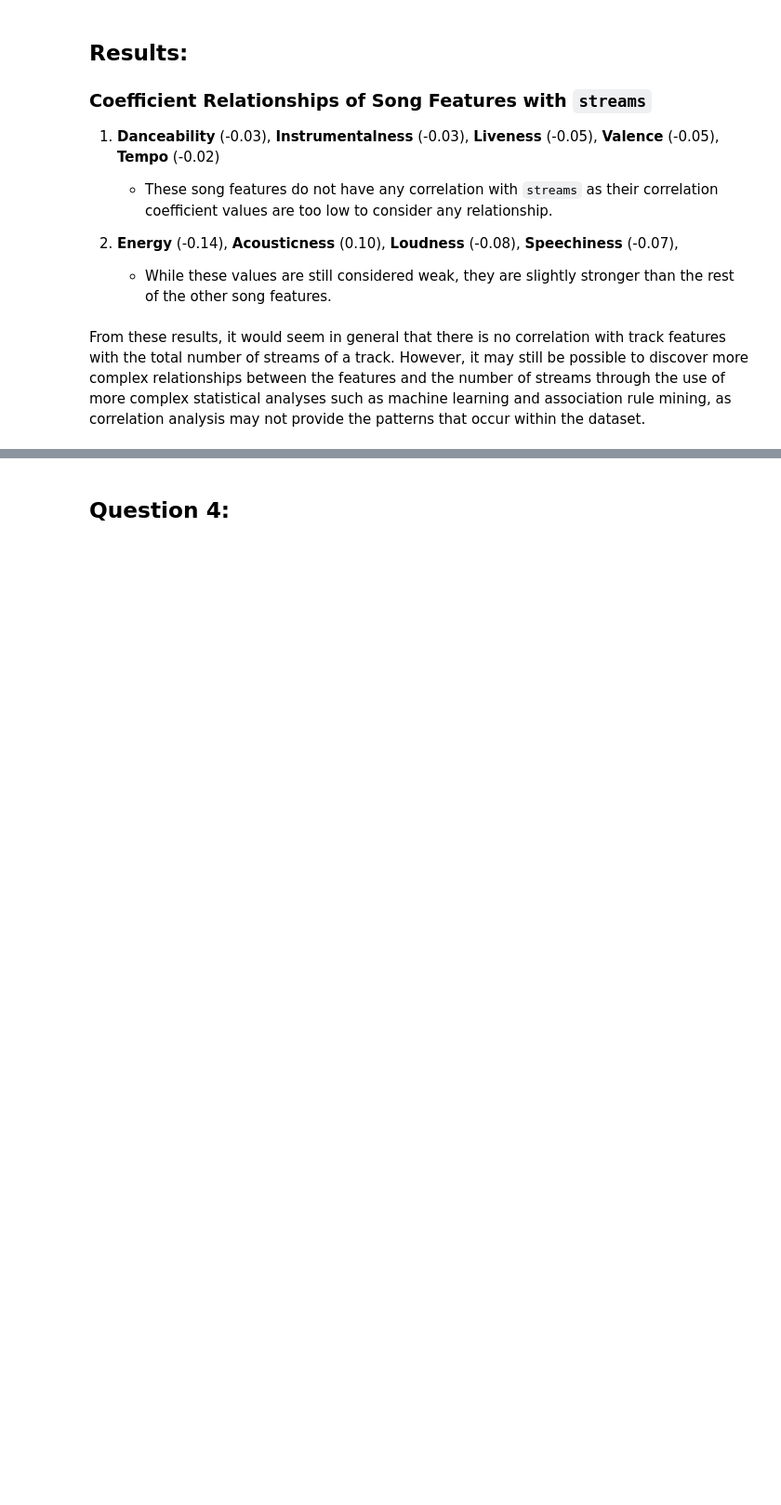
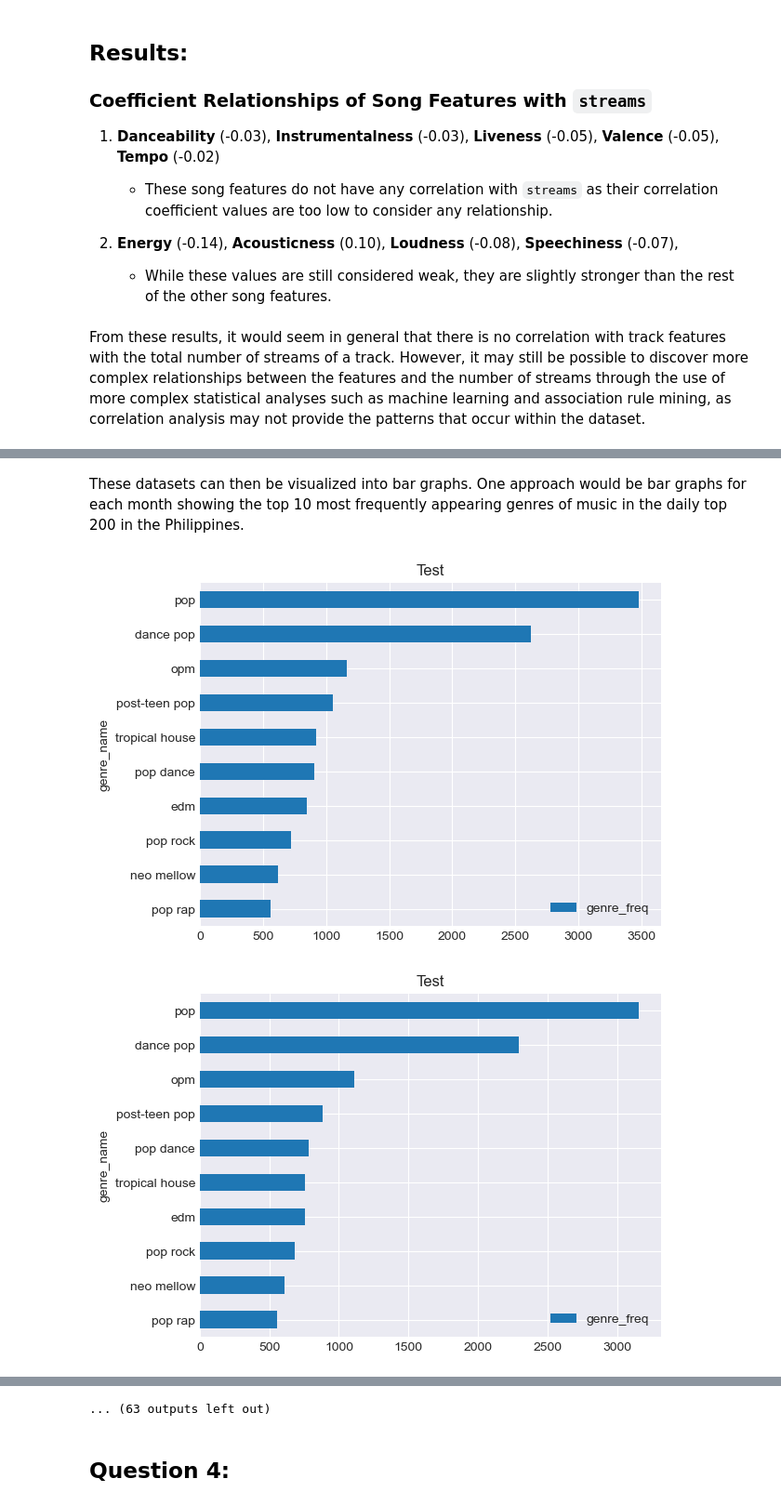
Before and after one commit to ADichoso/CSMODEL-Project-XX22-G1, a Jupyter notebook: SpotifyDataset.ipynb, the cells around one changed output, grey strips where cells are left out. Shown at 93% size. Drawn from its saved outputs; the diff is of its cells as text; code cells hidden in the pictures; blank space fills up the shorter version.

```diff
--- a/SpotifyDataset.ipynb
+++ b/SpotifyDataset.ipynb
@@ -565,7 +653,7 @@ array(["['dance pop', 'pop']", "['pop', 'talent show', 'uk pop']",
 # %% [markdown]
 First, some artists do not have an associated genre. In these cases, representing this state with a sentinel value would be ideal for future dataset operations.
 # %%
-charts_artists_df['genres'].replace("[]", "['NO_GENRE']")
+charts_artists_df['genres'] = charts_artists_df['genres'].replace("[]", "['NO_GENRE']")
 charts_artists_df['genres'].unique()
 # %% [output]
 array(["['dance pop', 'pop']", "['pop', 'talent show', 'uk pop']",
@@ -1051,0 +1053,4 @@ per month, see top 200 and check which song features are prevalent/trending
+# %%
+#Create a new dataframe that contains the song from charts_df, attached with the artists genre dataframe
+charts_genres_df = charts_df[['year', 'month', 'day', 'track_id', 'artist']].merge(charts_tracks_df[['track_id', 'artist_id']], on='track_id').merge(charts_artists_df, on='artist_id').drop(['total_followers', 'popularity', 'artist', 'artist_name', 'track_id', 'artist_id'], axis=1)
+charts_genres_df
@@ -1051,0 +1073,4 @@ per month, see top 200 and check which song features are prevalent/trending
+# %%
+#Group observations and add all genres per month
+genres_per_month_df = charts_genres_df.drop(['day'], axis=1).groupby(['year', 'month']).sum()
+genres_per_month_df
@@ -1051,0 +1097,38 @@ per month, see top 200 and check which song features are prevalent/trending
+# %% [markdown]
+These datasets can then be visualized into bar graphs. One approach would be bar graphs for each month showing the top 10 most frequently appearing genres of music in the daily top 200 in the Philippines.
+# %%
+unique_genres_freq_per_month = []
+
+for year in range(2017, 2024):
+    max_months = 13
+    if year == 2023:
+        max_months = 4
+
+    #Loop through the entries per month and year in charts_genres_df
+    for month in range(1, max_months):
+        query = "year == " + str(year) + "& month == " + str(month)
+
+        #genre_freq_per_month_df = pd.Series(data=, name="genre_freq").to_frame()
+        #pd.concat([unique_genres_df, pd.Series(data=genres_per_month_df.query(query).transpose(), name="genre_freq").to_frame()])
+
+        genre_freq_per_month_df = genres_per_month_df.query(query).transpose()
+
+        genre_freq_per_month_df.index.name = 'genre_name'
+        genre_freq_per_month_df.columns = ["genre_freq"]
+
+        genre_freq_per_month_df = genre_freq_per_month_df.sort_values(by=['genre_freq'], ascending=False)
+
+        unique_genres_freq_per_month.append(genre_freq_per_month_df)
+
+        #genres_per_month_df.query(query).transpose()
+        #print(sort_values(axis=1))
+
+
+
+unique_genres_freq_per_month[0].head(10).plot.barh(title="Test").invert_yaxis()
+# %%
+for i in range(len(unique_genres_freq_per_month)):
+    unique_genres_freq_per_month[i].head(10).plot.barh(title="Test").invert_yaxis()
+# %% [output]
+[figure, added]
+[figure, added]
@@ -1052,3 +1145,4 @@ per month, see top 200 and check which song features are prevalent/trending
+... (63 outputs left out)
 # %% [markdown]
 ## Question 4:
 # %% [markdown]
```
Also changed, not shown: parts of 20 cells of this notebook.
